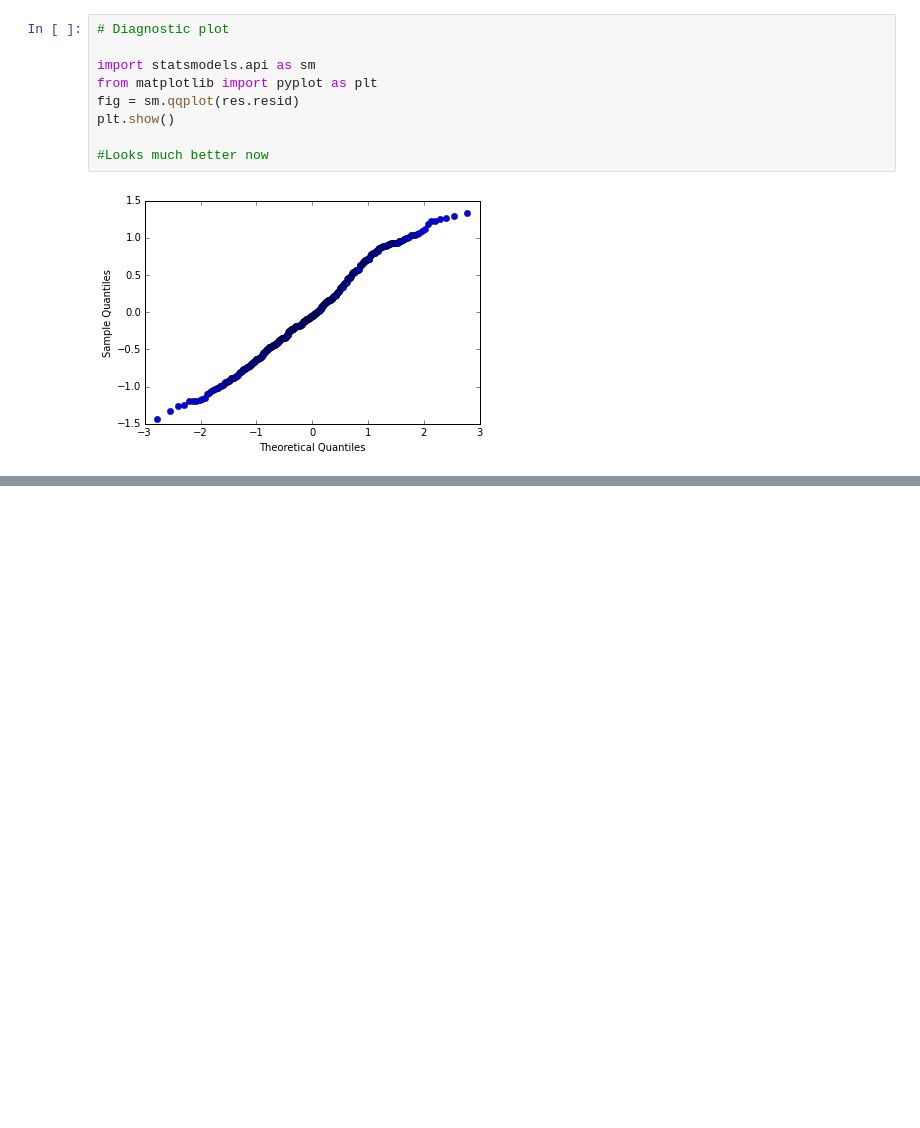
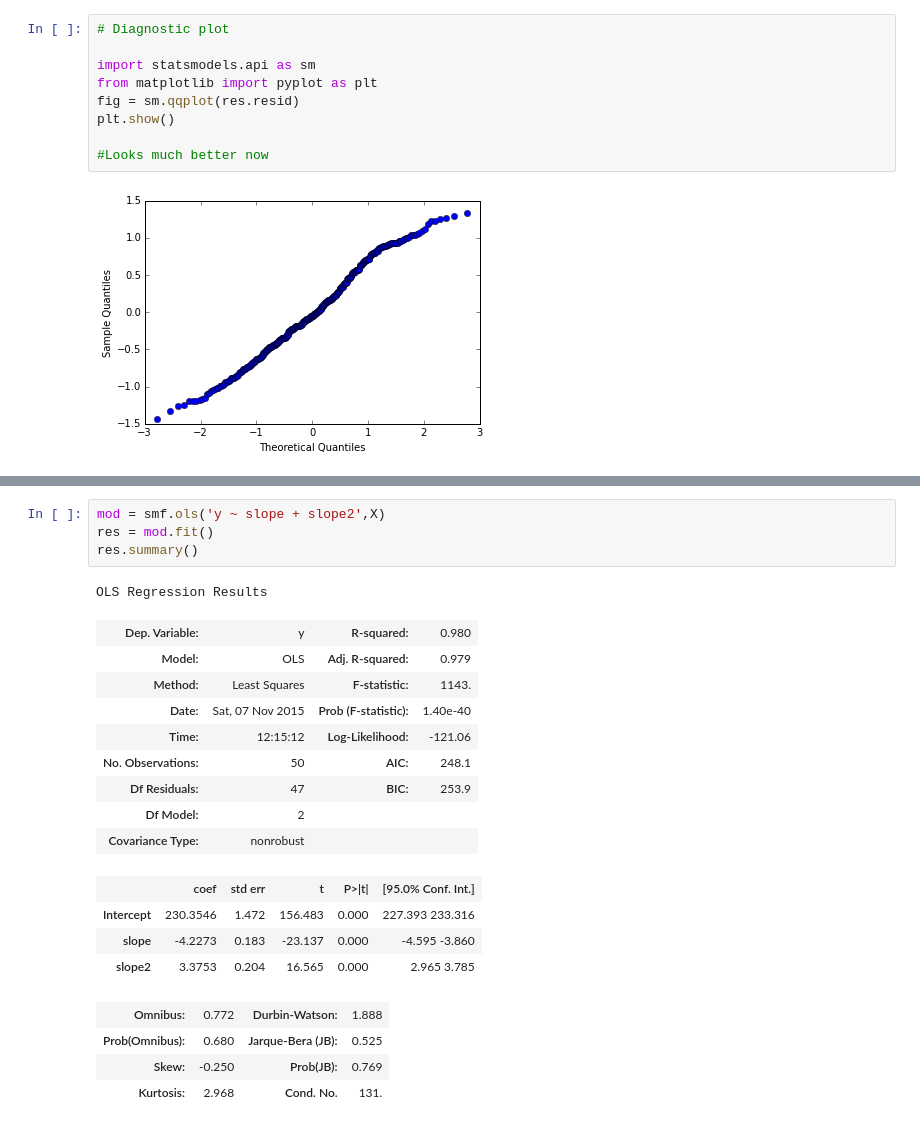
Before and after one commit to christlc/pycon2015hk, a Jupyter notebook: Pycon_talk_notebook.ipynb, the cells around one changed output, grey strips where cells are left out. Drawn from its saved outputs; the diff is of its cells as text; blank space fills up the shorter version.

```diff
--- a/Pycon_talk_notebook.ipynb
+++ b/Pycon_talk_notebook.ipynb
@@ -260,0 +300,23 @@ plt.show()
+# %%
+mod = smf.ols('y ~ slope + slope2',X)
+res = mod.fit()
+res.summary()
+# %% [output]
+OLS Regression Results
+| Dep. Variable: | y | R-squared: | 0.980 |
+| Model: | OLS | Adj. R-squared: | 0.979 |
+| Method: | Least Squares | F-statistic: | 1143. |
+| Date: | Sat, 07 Nov 2015 | Prob (F-statistic): | 1.40e-40 |
+| Time: | 12:15:12 | Log-Likelihood: | -121.06 |
+| No. Observations: | 50 | AIC: | 248.1 |
+| Df Residuals: | 47 | BIC: | 253.9 |
+| Df Model: | 2 |  |  |
+| Covariance Type: | nonrobust |  |  |
+|  | coef | std err | t | P>|t| | [95.0% Conf. Int.] |
+| Intercept | 230.3546 | 1.472 | 156.483 | 0.000 | 227.393 233.316 |
+| slope | -4.2273 | 0.183 | -23.137 | 0.000 | -4.595 -3.860 |
+| slope2 | 3.3753 | 0.204 | 16.565 | 0.000 | 2.965 3.785 |
+| Omnibus: | 0.772 | Durbin-Watson: | 1.888 |
+| Prob(Omnibus): | 0.680 | Jarque-Bera (JB): | 0.525 |
+| Skew: | -0.250 | Prob(JB): | 0.769 |
+| Kurtosis: | 2.968 | Cond. No. | 131. |
```
Also changed, not shown: parts of 6 cells of this notebook.
